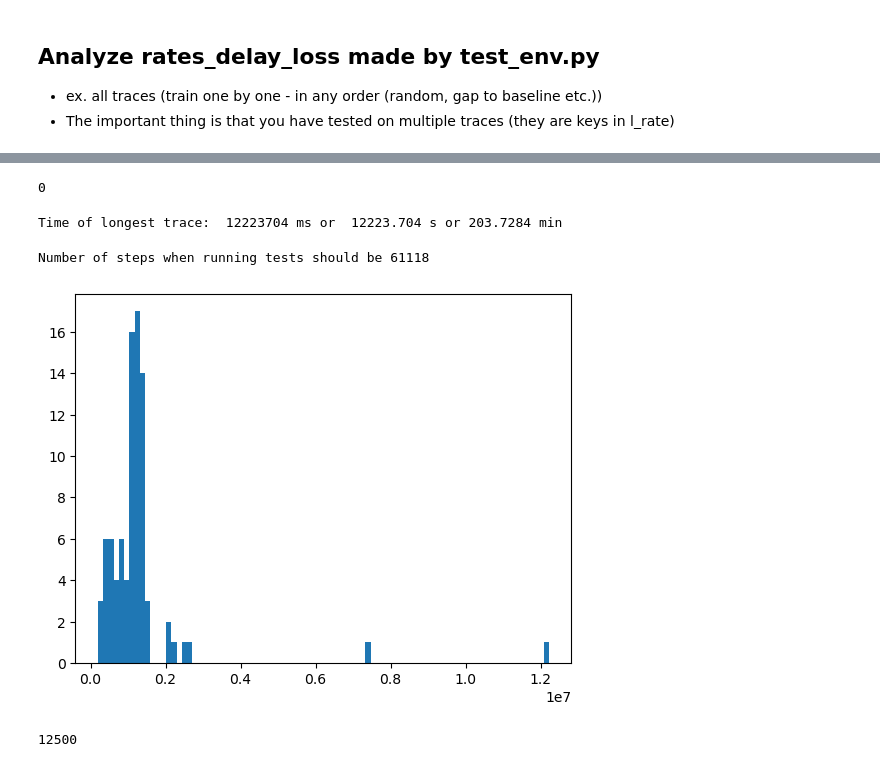
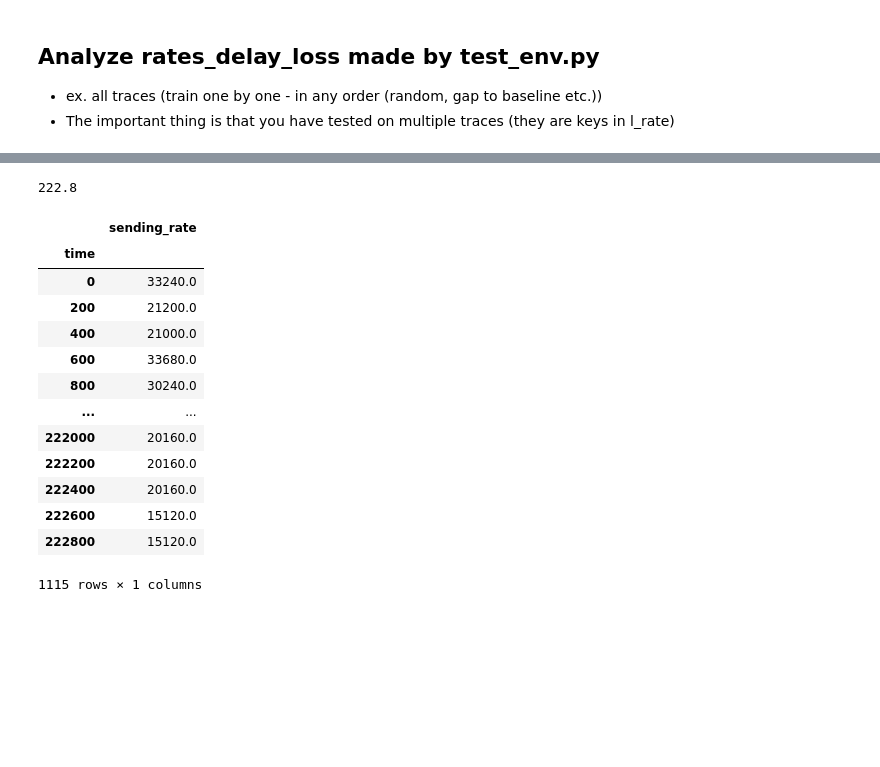
Before and after one commit to denama/ReCoCo, a Jupyter notebook: simulation_analysis/analyze_rates_delay_loss_all_traces_new_data.ipynb, the cells around one changed output, grey strips where cells are left out. Cells and saved outputs as stored; diff of their text form; code cells hidden in the pictures; blank space fills up the shorter version.

```diff
--- a/simulation_analysis/analyze_rates_delay_loss_all_traces_new_data.ipynb
+++ b/simulation_analysis/analyze_rates_delay_loss_all_traces_new_data.ipynb
@@ -158,24 +181,21 @@ Trace name:  ../new_data/Norway_3G_data_json/tram_2011-02-02_1345CET.json  |  tr
-# %%
-len(len_traces)
-# %% [output]
-0
-# %%
-import numpy as np
-max_len_trace = np.max(len_traces)
-print("Time of longest trace: ", max_len_trace, "ms or ", max_len_trace/1000, "s or", (max_len_trace/1000)/60, "min")
-# %% [output]
-Time of longest trace:  12223704 ms or  12223.704 s or 203.7284 min
-# %%
-time_step = 200
-print("Number of steps when running tests should be", max_len_trace//time_step)
-# %% [output]
-Number of steps when running tests should be 61118
-# %%
-a = plt.hist(len_traces, bins=len(len_traces))
-# plt.xlim(0,2500000)
-# %% [output]
-[figure, removed]
-# %%
-2500000 // 200
-# %% [output]
-12500
+# %%
+222800/1000
+# %% [output]
+222.8
+# %%
+df_rate
+# %% [output]
+|  | sending_rate |
+| time |  |
+| 0 | 33240.0 |
+| 200 | 21200.0 |
+| 400 | 21000.0 |
+| 600 | 33680.0 |
+| 800 | 30240.0 |
+| ... | ... |
+| 222000 | 20160.0 |
+| 222200 | 20160.0 |
+| 222400 | 20160.0 |
+| 222600 | 15120.0 |
+| 222800 | 15120.0 |
+1115 rows × 1 columns
```
Also changed, not shown: parts of 5 cells of this notebook, 11 other files.
